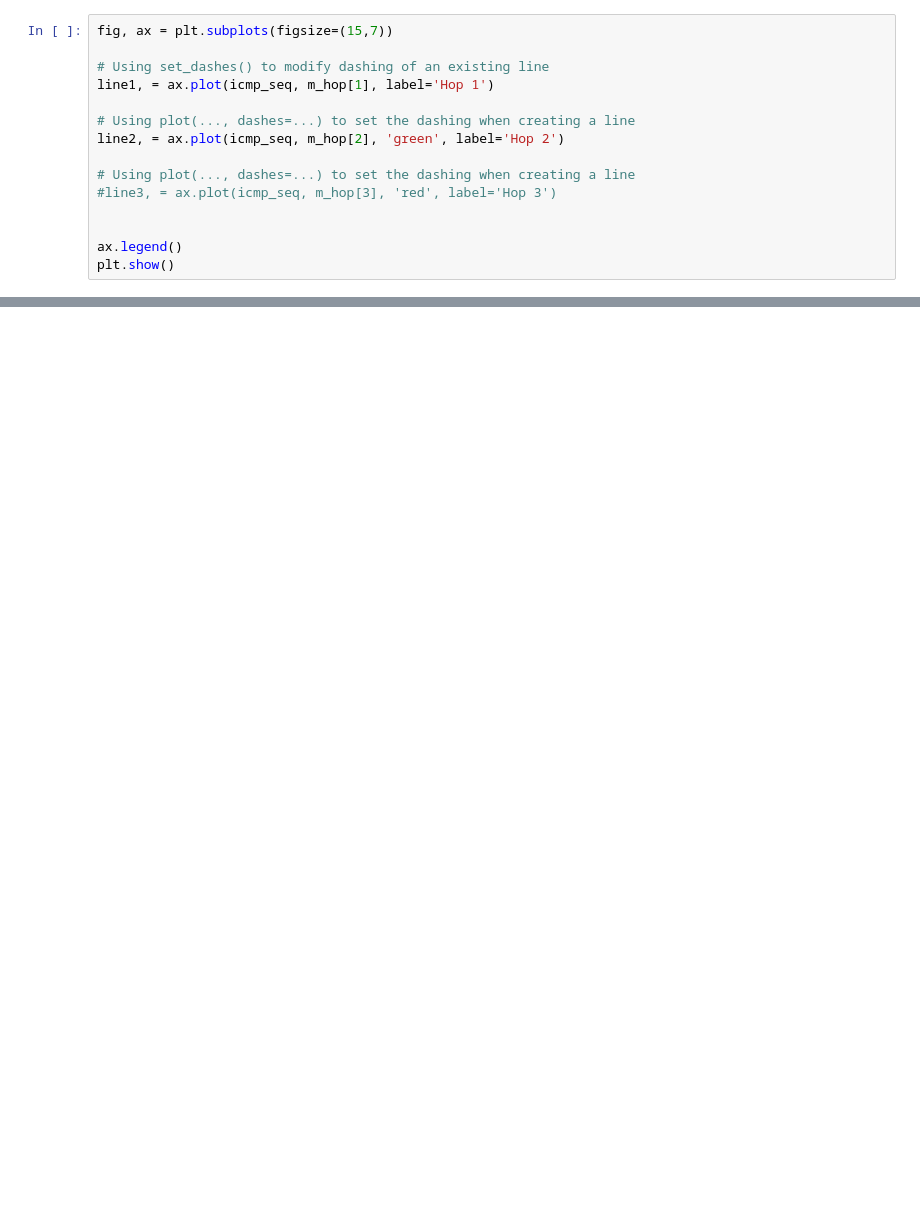
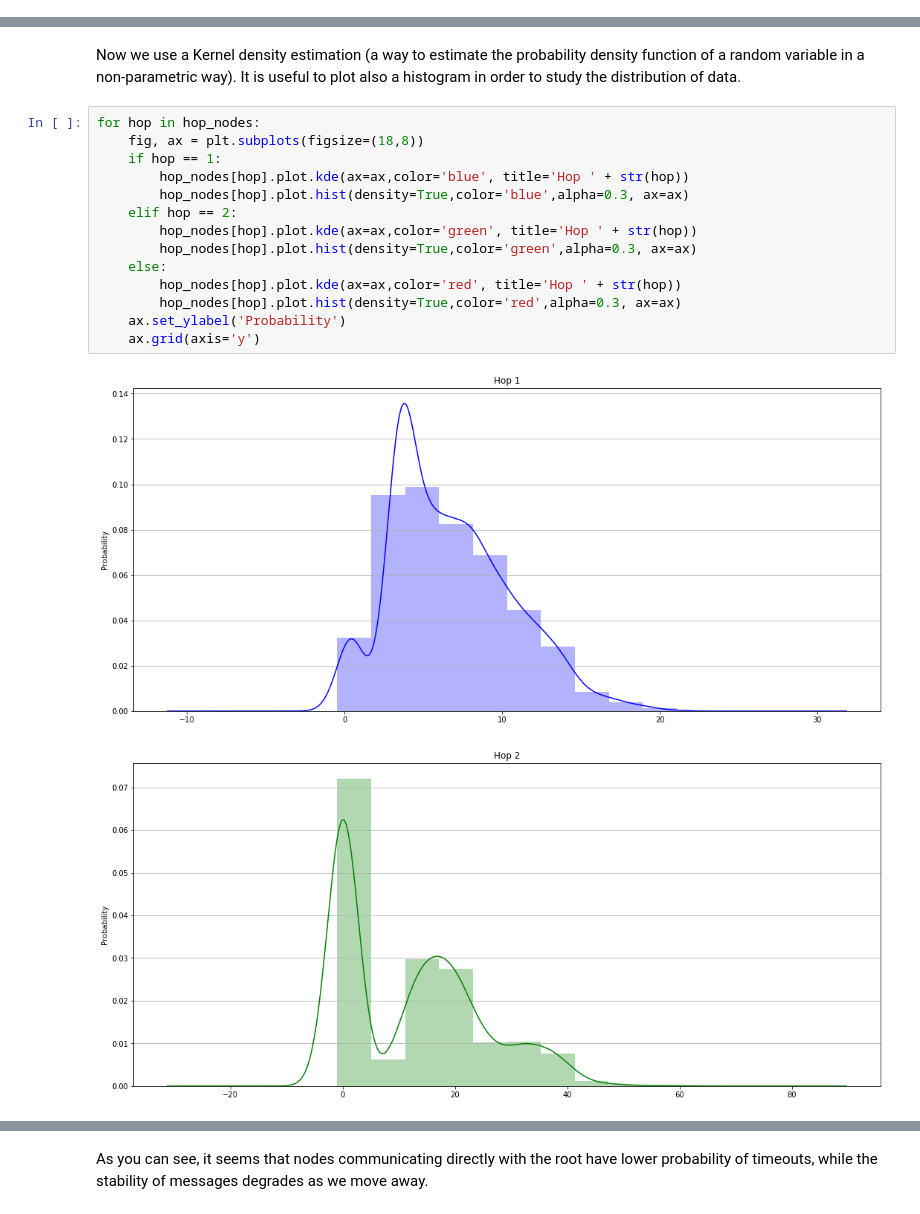
Before and after one commit to lucamaiano/data-driven-intrusion-detection, a Jupyter notebook: ExploratoryAnalysis.ipynb, the cells around one changed output, grey strips where cells are left out. Cells and saved outputs as stored; diff of their text form; blank space fills up the shorter version.

```diff
--- a/ExploratoryAnalysis.ipynb
+++ b/ExploratoryAnalysis.ipynb
@@ -202,15 +135,0 @@ for h in hops:
-# %%
-fig, ax = plt.subplots(figsize=(15,7))
-
-# Using set_dashes() to modify dashing of an existing line
-line1, = ax.plot(icmp_seq, m_hop[1], label='Hop 1')
-
-# Using plot(..., dashes=...) to set the dashing when creating a line
-line2, = ax.plot(icmp_seq, m_hop[2], 'green', label='Hop 2')
-
-# Using plot(..., dashes=...) to set the dashing when creating a line
-#line3, = ax.plot(icmp_seq, m_hop[3], 'red', label='Hop 3')
-
-
-ax.legend()
-plt.show()
@@ -218,0 +162,19 @@ plt.show()
+# %% [markdown]
+Now we use a Kernel density estimation (a way to estimate the probability density function of a random variable in a non-parametric way). It is useful to plot also a histogram in order to study the distribution of data.
+# %%
+for hop in hop_nodes:
+    fig, ax = plt.subplots(figsize=(18,8))
+    if hop == 1:
+        hop_nodes[hop].plot.kde(ax=ax,color='blue', title='Hop ' + str(hop))
+        hop_nodes[hop].plot.hist(density=True,color='blue',alpha=0.3, ax=ax)
+    elif hop == 2:
+        hop_nodes[hop].plot.kde(ax=ax,color='green', title='Hop ' + str(hop))
+        hop_nodes[hop].plot.hist(density=True,color='green',alpha=0.3, ax=ax)
+    else:
+        hop_nodes[hop].plot.kde(ax=ax,color='red', title='Hop ' + str(hop))
+        hop_nodes[hop].plot.hist(density=True,color='red',alpha=0.3, ax=ax)
+    ax.set_ylabel('Probability')
+    ax.grid(axis='y')
+# %% [output]
+[figure, added]
+[figure, added]
@@ -218,0 +182,2 @@ plt.show()
+# %% [markdown]
+As you can see, it seems that nodes communicating directly with the root have lower probability of timeouts, while the stability of messages degrades as we move away.
```
Also changed, not shown: parts of 27 cells of this notebook, 8 other files.
